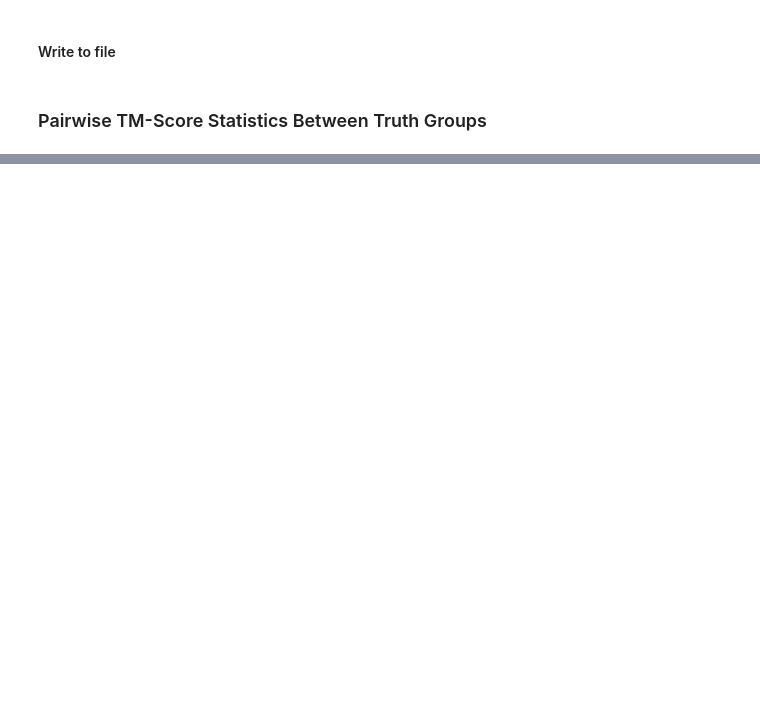
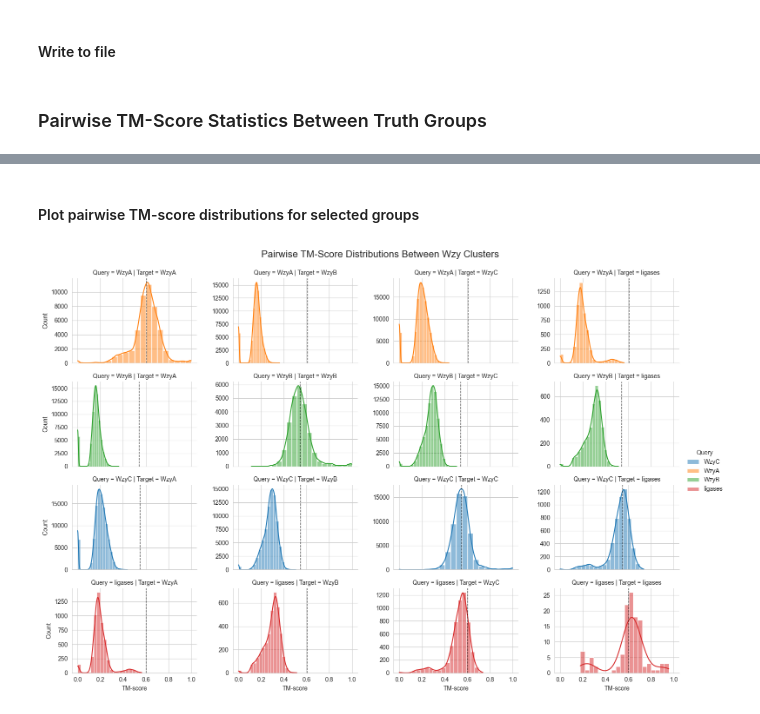
Before and after one commit to tomdstanton/Wzy_Analysis, a Jupyter notebook: notebooks/structure_analysis.ipynb, the cells around one changed output, grey strips where cells are left out. Drawn from its saved outputs; the diff is of its cells as text; code cells hidden in the pictures; blank space fills up the shorter version.

```diff
--- a/notebooks/structure_analysis.ipynb
+++ b/notebooks/structure_analysis.ipynb
@@ -343,0 +316,5 @@ plt.show()
+# %%
+import pandas as pd
+target_groups = ['WzyA', 'WzyB', 'WzyC', 'ligases']
+filtered_results = results[results['Truth'].isin(target_groups)]
+group_scores = pd.DataFrame(pairwise_score_per_group(filtered_results, 'Truth', M, labels))
@@ -343,0 +323,8 @@ plt.show()
+# %%
+import numpy as np
+group_score_summary = pd.concat(
+    [
+        group_scores[['Query', 'Target']],
+        group_scores['TM-score'].apply(lambda scores: pd.Series({
+     'mean': np.mean(scores), 'std': np.std(scores), 'min': np.min(scores), 'max': np.max(scores)}))
+    ], axis=1)
@@ -343,0 +341,25 @@ plt.show()
+# %% [markdown]
+#### Plot pairwise TM-score distributions for selected groups
+# %%
+import seaborn as sns
+import matplotlib.pyplot as plt
+
+g = sns.FacetGrid(group_scores.explode('TM-score'), row='Query', col='Target', hue='Query', sharex=True, sharey=False, aspect=1.5, height=2.5, row_order=target_groups, col_order=target_groups)
+g.map(sns.histplot, 'TM-score', bins=20, kde=True)
+
+# Add vertical lines for self-comparison means
+for i, row_name in enumerate(g.row_names):
+    mean_val = group_score_summary.loc[
+        (group_score_summary['Query'] == row_name) &
+        (group_score_summary['Target'] == row_name),
+        'mean'
+    ].values[0]
+    for ax in g.axes[i]:
+        ax.axvline(mean_val, color='black', linestyle='--', linewidth=1, alpha=0.7)
+
+g.fig.suptitle('Pairwise TM-Score Distributions Between Wzy Clusters', y=1.03, fontsize=16)
+g.set_axis_labels('TM-score', 'Count')
+g.add_legend()
+plt.show()
+# %% [output]
+[figure, added]
```
Also changed, not shown: parts of 11 cells of this notebook, 16 other files.
